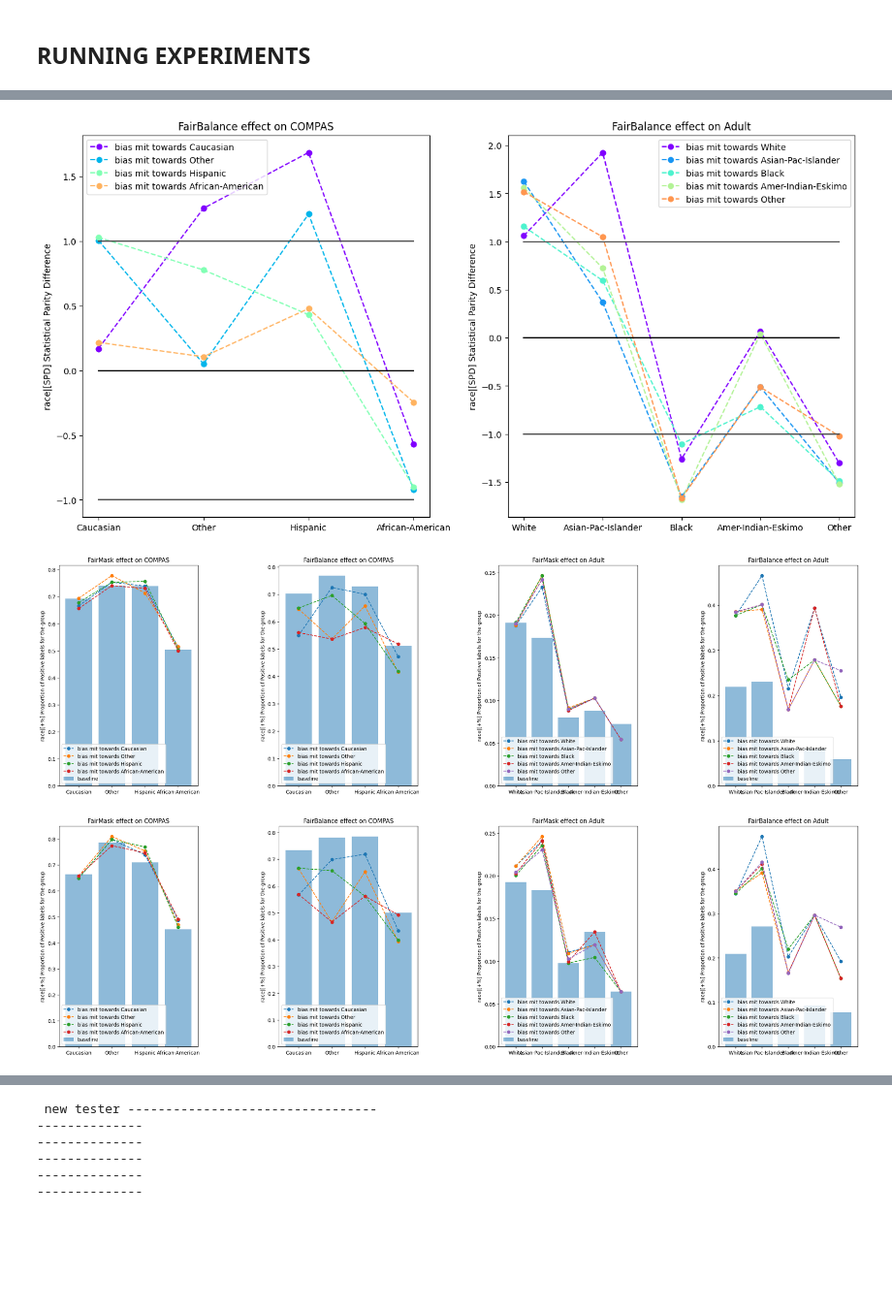
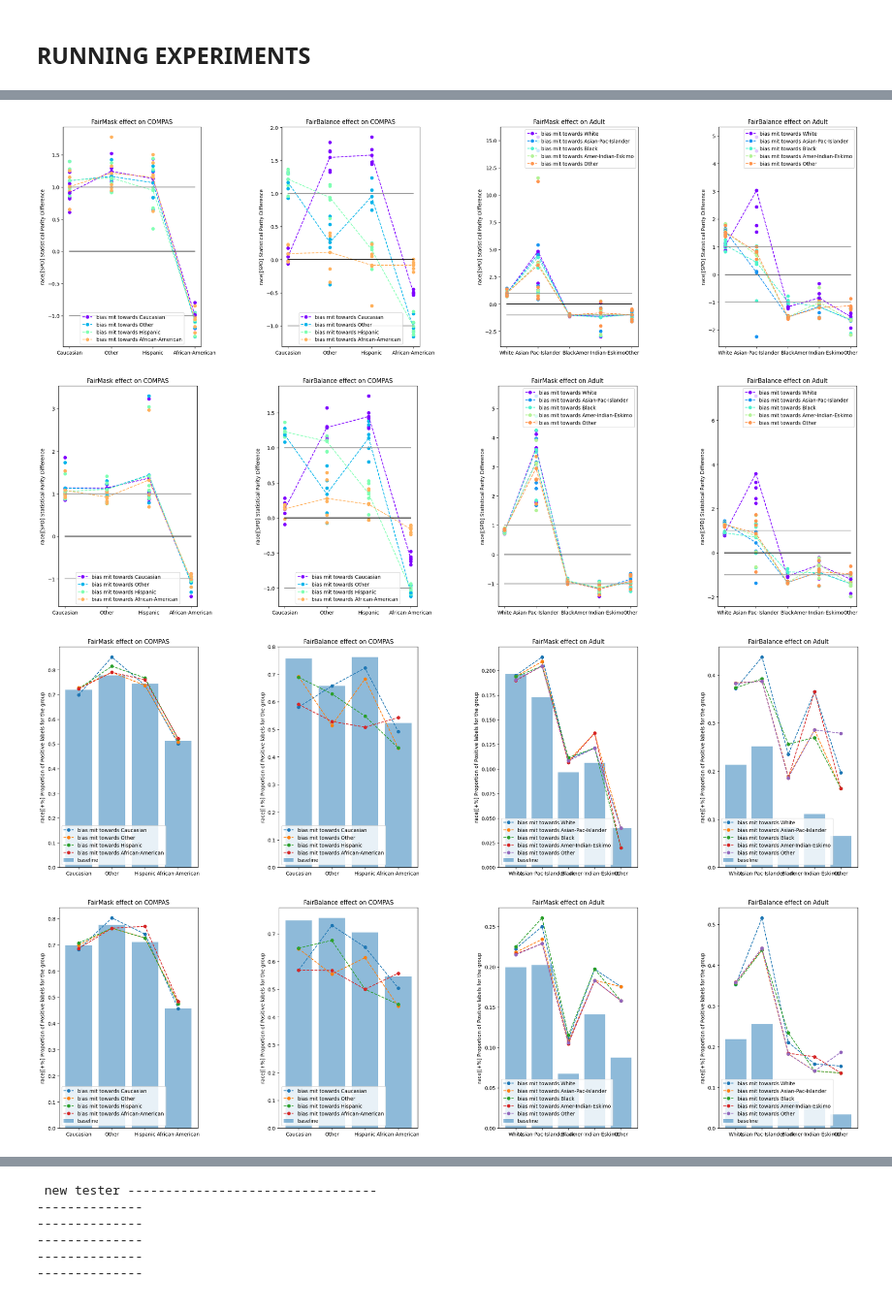
Before and after one commit to cmeinson/COMP0031_group_research, a Jupyter notebook: experiments.ipynb, the cells around one changed output, grey strips where cells are left out. Shown at 97% size. Saved outputs shown, nothing was run; the diff lists cells and outputs as text; code cells hidden in the pictures; blank space fills up the shorter version.

Commit message:
lil results

```diff
--- a/experiments.ipynb
+++ b/experiments.ipynb
@@ -145,14 +145,14 @@ def make_change_graph(plt, changes, races):
     plt.legend()
     return plt
 # %%
-def graph_all_metric_changes(plt,dataset, baseline, mitigation, metric, title, reps, attrs):
+def graph_all_metric_changes(plt,dataset, baseline, mitigation, metric_name, title, reps, attrs, metrics_to_eval=all_metrics):
     changes = None
     for r in range(reps):
         tester = Tester(os.path.join("results","change_history" +".csv"))
 
         bias_mit, method, method2, pre, oth = baseline
-        tester.run_test(all_metrics, dataset, bias_mit, method, method2, reps, same_data_split=True, data_preprocessing=pre, other = oth, sensitive_attr=attrs)
-        baseline_results = tester.get_eval_for_each_race_split(metric)
+        tester.run_test(metrics_to_eval, dataset, bias_mit, method, method2, 1, same_data_split=True, data_preprocessing=pre, other = oth, sensitive_attr=attrs)
+        baseline_results = tester.get_eval_for_each_race_split(metric_name)
         baseline_vals = np.array(list(baseline_results.values()))
         races = list(baseline_results.keys())
         if not changes:
@@ -161,39 +161,39 @@ def graph_all_metric_changes(plt,dataset, baseline, mitigation, metric, title, r
         bias_mit, method, method2, pre, oth = mitigation
         for race in races:
             tester.update_training_race_split(race)
-            tester.run_test(all_metrics, dataset, bias_mit, method, method2, reps, same_data_split=True, data_preprocessing=pre, other = oth, sensitive_attr=attrs)
-            results = np.array(list(tester.get_eval_for_each_race_split(metric).values()))
+            tester.run_test(metrics_to_eval, dataset, bias_mit, method, method2, 1, same_data_split=True, data_preprocessing=pre, other = oth, sensitive_attr=attrs)
+            results = np.array(list(tester.get_eval_for_each_race_split(metric_name).values()))
             changes[race].append(np.abs(baseline_vals) * results / (baseline_vals*baseline_vals))
 
     make_change_graph(plt, changes, races)
 
-    plt.set_ylabel(metric)
+    plt.set_ylabel(metric_name)
     plt.set_title(title)
     plt.autoscale(enable=True)
     return plt
 # %%
 
-def run_change_experiment_group(reps, metric, mls = mls_basic, attrs = None):
+def run_change_experiment_group(reps, metric_name, mls = mls_basic, attrs = None, metrics_to_eval=all_metrics):
     fig, axes = plt.subplots(nrows=1, ncols=4)
     fig.tight_layout()
     fig.set_size_inches(25, 7, forward=True)
     ax1, ax2, ax3, ax4 = axes.flatten()
 
-    graph_all_metric_changes(ax1,Tester.COMPAS_D, mls["FM Baseline"], mls["FairMask"],    metric, "FairMask effect on COMPAS", reps, attrs)
-    graph_all_metric_changes(ax2,Tester.COMPAS_D, mls["FB Baseline"], mls["FairBalance"], metric, "FairBalance effect on COMPAS", reps, attrs)
-    graph_all_metric_changes(ax3,Tester.ADULT_D,  mls["FM Baseline"], mls["FairMask"],    metric, "FairMask effect on Adult", reps, attrs)
-    graph_all_metric_changes(ax4,Tester.ADULT_D,  mls["FB Baseline"], mls["FairBalance"], metric, "FairBalance effect on Adult", reps, attrs)
+    graph_all_metric_changes(ax1,Tester.COMPAS_D, mls["FM Baseline"], mls["FairMask"],    metric_name, "FairMask effect on COMPAS", reps, attrs, metrics_to_eval)
+    graph_all_metric_changes(ax2,Tester.COMPAS_D, mls["FB Baseline"], mls["FairBalance"], metric_name, "FairBalance effect on COMPAS", reps, attrs, metrics_to_eval)
+    graph_all_metric_changes(ax3,Tester.ADULT_D,  mls["FM Baseline"], mls["FairMask"],    metric_name, "FairMask effect on Adult", reps, attrs, metrics_to_eval)
+    graph_all_metric_changes(ax4,Tester.ADULT_D,  mls["FB Baseline"], mls["FairBalance"], metric_name, "FairBalance effect on Adult", reps, attrs, metrics_to_eval)
 
     plt.show()
 
-def run_change_fb_experiment_group(reps, metric, mls = mls_basic, attrs = None):
+def run_change_fb_experiment_group(reps, metric_name, mls = mls_basic, attrs = None, metrics_to_eval=all_metrics):
     fig, axes = plt.subplots(nrows=1, ncols=2)
     fig.tight_layout()
     fig.set_size_inches(14, 7, forward=True)
     ax1, ax2 = axes.flatten()
 
-    graph_all_metric_changes(ax1,Tester.COMPAS_D, mls["FB Baseline"], mls["FairBalance"], metric, "FairBalance effect on COMPAS", reps, attrs)
-    graph_all_metric_changes(ax2,Tester.ADULT_D,  mls["FB Baseline"], mls["FairBalance"], metric, "FairBalance effect on Adult", reps, attrs)
+    graph_all_metric_changes(ax1,Tester.COMPAS_D, mls["FB Baseline"], mls["FairBalance"], metric_name, "FairBalance effect on COMPAS", reps, attrs, metrics_to_eval)
+    graph_all_metric_changes(ax2,Tester.ADULT_D,  mls["FB Baseline"], mls["FairBalance"], metric_name, "FairBalance effect on Adult", reps, attrs, metrics_to_eval)
 
     plt.show()
 # %% [markdown]
@@ -201,22 +211,25 @@ def run_change_fb_experiment_group(reps, metric, mls = mls_basic, attrs = None):
 # %%
 # Change in bias scale. (change in the absolute value of spd)
-reps = 20
+reps = 5
 metric = 'race|'+Metrics.SPD
-run_change_experiment_group(reps, metric, attrs = ["race"])
+m_to_eval = Metrics.SPD
+run_change_experiment_group(reps, metric, attrs = ["race"], metrics_to_eval=[m_to_eval])
 # same but bias mitigated for sex and race
-run_change_experiment_group(reps, metric)
+run_change_experiment_group(reps, metric, metrics_to_eval=[m_to_eval])
 # %% [output]
-[figure, old version]
+[figure, new version]
+[figure, added]
 # %%
 # proportion of positive lables for each race for one run
 reps = 1
 metric = 'race|'+Metrics.POS
-run_experiment_group(reps, metric, attrs =  ["race"])
+m_to_eval = Metrics.POS
+run_experiment_group(reps, metric, attrs =  ["race"], metrics_to_eval=[m_to_eval])
 # same but bias mitigated for sex and race
-run_experiment_group(reps, metric)
+run_experiment_group(reps, metric, metrics_to_eval=[m_to_eval])
 # %% [output]
-[figure, old version]
+[figure, new version]
-[figure, old version]
+[figure, new version]
 # %%
 # proportion of positive lables for each race
 reps = 20
```
Also changed, not shown: parts of 10 cells of this notebook, 1 other file.
